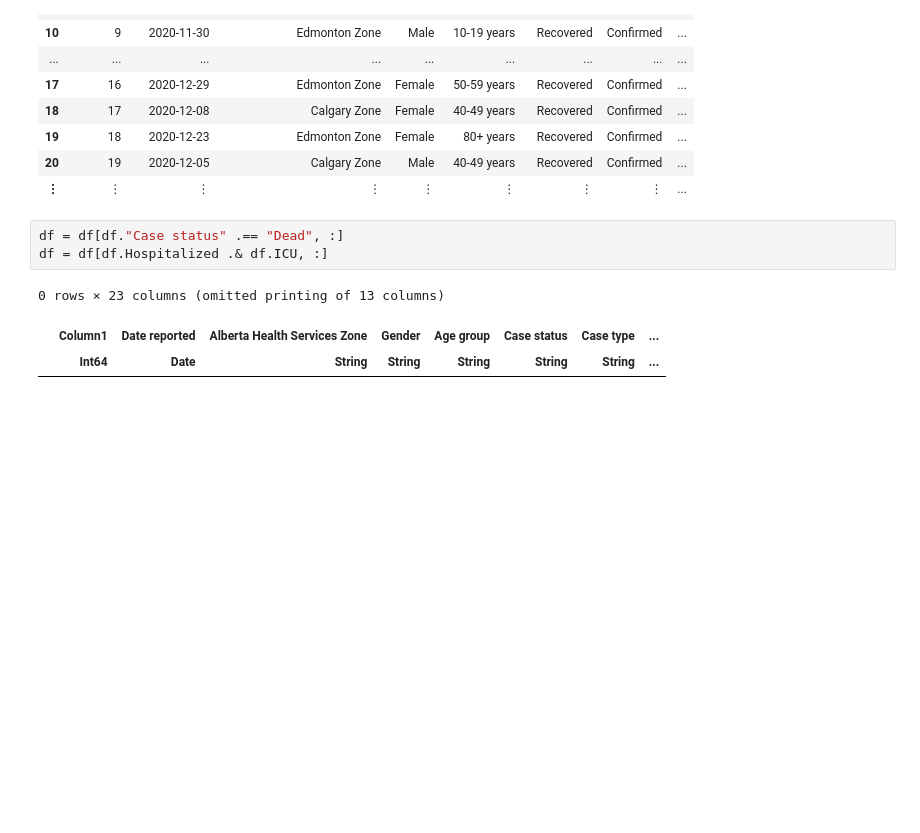
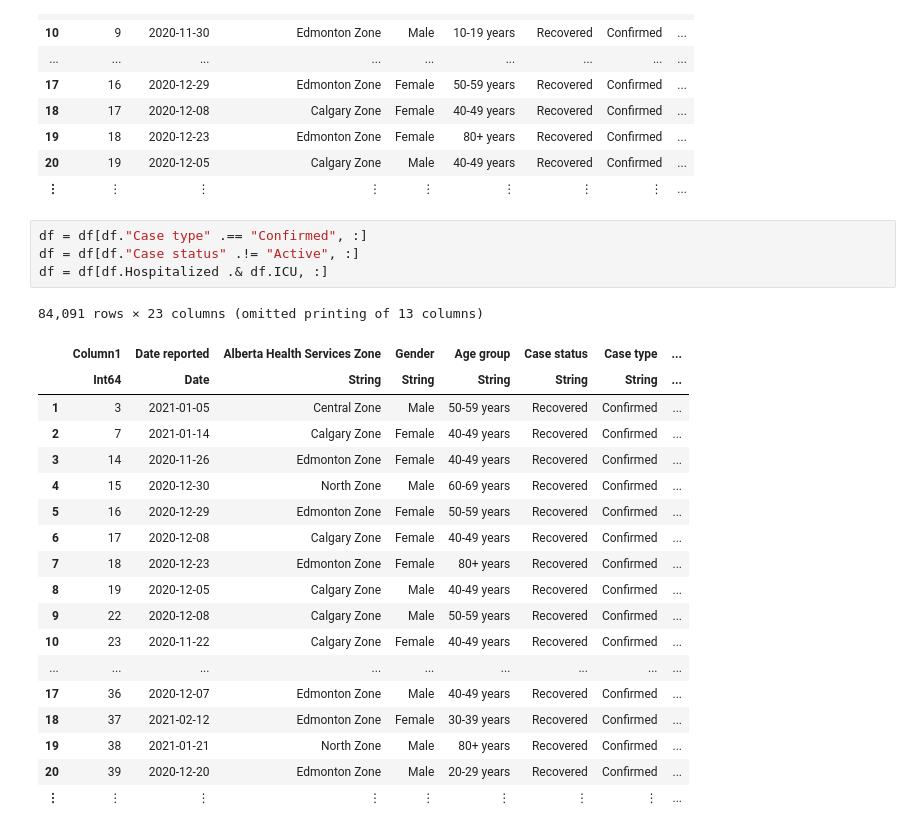
Before and after one commit to ccontrer/20-08Covid19Physiology, a Jupyter notebook: julia/10 SARS-Cov2 Physiology model (proof of concept).ipynb, the cells around one changed output. Cells and saved outputs as stored; diff of their text form; blank space fills up the shorter version.

```diff
--- a/julia/10 SARS-Cov2 Physiology model (proof of concept).ipynb
+++ b/julia/10 SARS-Cov2 Physiology model (proof of concept).ipynb
@@ -134,12 +134,29 @@ df = DataFrame(CSV.File("../../data/AHS Public/covid19syntheticdata.csv"))
 | 20 | 19 | 2020-12-05 | Calgary Zone | Male | 40-49 years | Recovered | Confirmed | ... |
 | ⋮ | ⋮ | ⋮ | ⋮ | ⋮ | ⋮ | ⋮ | ⋮ | ... |
 # %%
-df = df[df."Case status" .== "Dead", :]
+df = df[df."Case type" .== "Confirmed", :]
+df = df[df."Case status" .!= "Active", :]
 df = df[df.Hospitalized .& df.ICU, :]
 # %% [output]
-0 rows × 23 columns (omitted printing of 13 columns)
+84,091 rows × 23 columns (omitted printing of 13 columns)
 |  | Column1 | Date reported | Alberta Health Services Zone | Gender | Age group | Case status | Case type | ... |
 |  | Int64 | Date | String | String | String | String | String | ... |
+| 1 | 3 | 2021-01-05 | Central Zone | Male | 50-59 years | Recovered | Confirmed | ... |
+| 2 | 7 | 2021-01-14 | Calgary Zone | Female | 40-49 years | Recovered | Confirmed | ... |
+| 3 | 14 | 2020-11-26 | Edmonton Zone | Female | 40-49 years | Recovered | Confirmed | ... |
+| 4 | 15 | 2020-12-30 | North Zone | Male | 60-69 years | Recovered | Confirmed | ... |
+| 5 | 16 | 2020-12-29 | Edmonton Zone | Female | 50-59 years | Recovered | Confirmed | ... |
+| 6 | 17 | 2020-12-08 | Calgary Zone | Female | 40-49 years | Recovered | Confirmed | ... |
+| 7 | 18 | 2020-12-23 | Edmonton Zone | Female | 80+ years | Recovered | Confirmed | ... |
+| 8 | 19 | 2020-12-05 | Calgary Zone | Male | 40-49 years | Recovered | Confirmed | ... |
+| 9 | 22 | 2020-12-08 | Calgary Zone | Male | 50-59 years | Recovered | Confirmed | ... |
+| 10 | 23 | 2020-11-22 | Calgary Zone | Female | 40-49 years | Recovered | Confirmed | ... |
+| ... | ... | ... | ... | ... | ... | ... | ... | ... |
+| 17 | 36 | 2020-12-07 | Edmonton Zone | Male | 40-49 years | Recovered | Confirmed | ... |
+| 18 | 37 | 2021-02-12 | Edmonton Zone | Female | 30-39 years | Recovered | Confirmed | ... |
+| 19 | 38 | 2021-01-21 | North Zone | Male | 80+ years | Recovered | Confirmed | ... |
+| 20 | 39 | 2020-12-20 | Edmonton Zone | Male | 20-29 years | Recovered | Confirmed | ... |
+| ⋮ | ⋮ | ⋮ | ⋮ | ⋮ | ⋮ | ⋮ | ⋮ | ... |
 # %%
 x = float(Dates.value.(df."Admission date" - df."Date reported"))
 y = df."Oxygen saturation"
```
Also changed, not shown: parts of 5 cells of this notebook, 2 other files.
